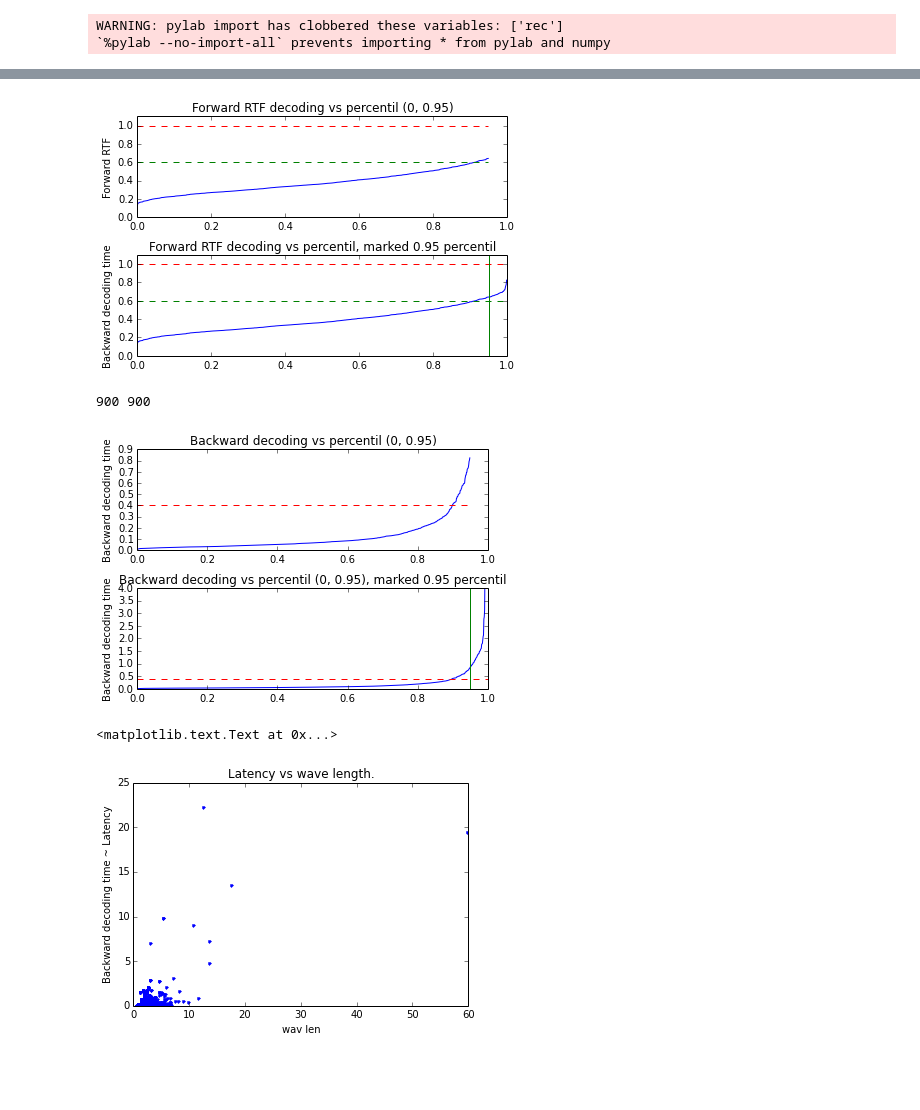
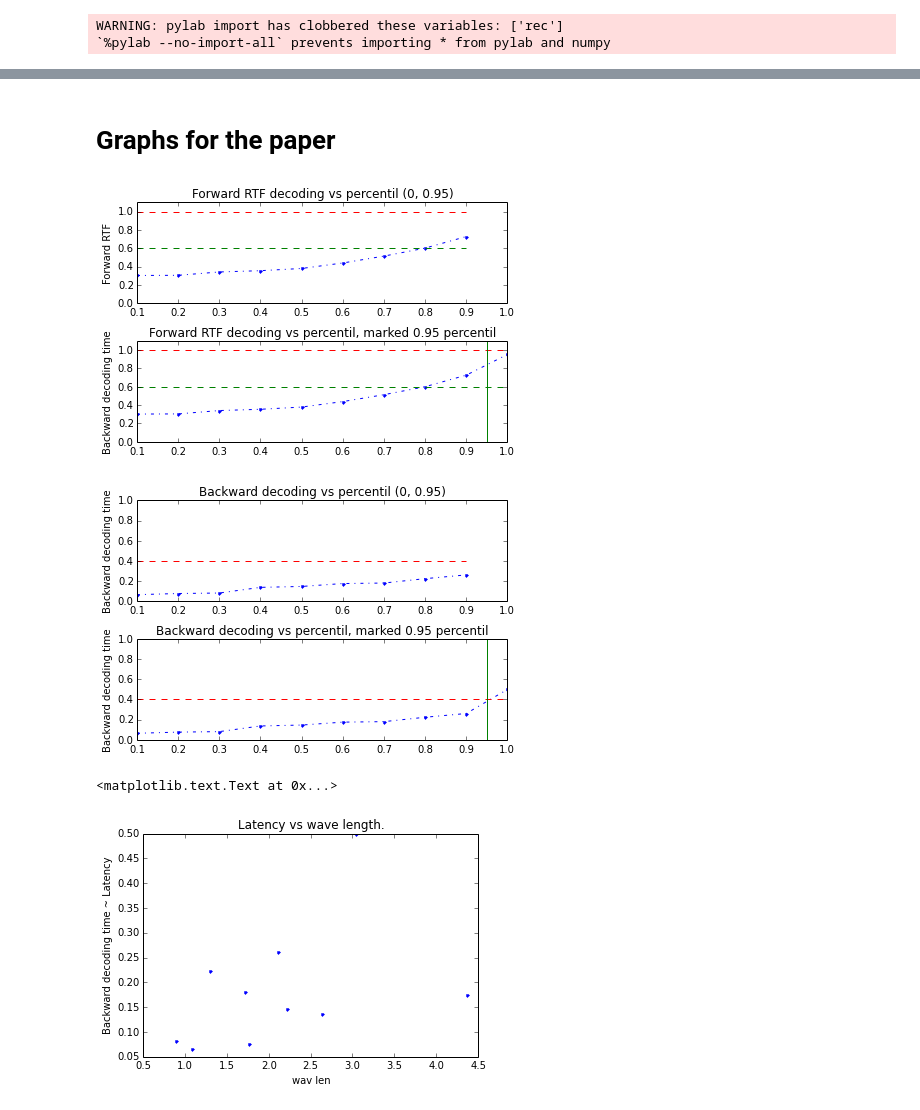
Before and after one commit to oplatek/pykaldi-eval, a Jupyter notebook: Pykaldi-evaluation.ipynb, the cells around one changed output, grey strips where cells are left out. Cells and saved outputs as stored; diff of their text form; code cells hidden in the pictures; blank space fills up the shorter version.

Commit message:
fixes graphs

```diff
--- a/Pykaldi-evaluation.ipynb
+++ b/Pykaldi-evaluation.ipynb
@@ -22,7 +25,8 @@ UserRecord = namedtuple('UserRecord',
                         ['wav_name', 'wav_len', 'beam', 'lattice_beam', 'max_active', 'forwardlen', 'backwardlen'])
 
 
-with open('./test_16_wer_collect.pickle.txt', 'r') as r:
+#with open('./test_16_wer_collect.pickle.txt', 'r') as r:
+with open('./15006_wer30_new_kaldi.pickle2attempt.log', 'r') as r:
     sys_time_r = pickle.load(r)
     user_time_r = pickle.load(r)
 
@@ -44,12 +78,15 @@ We should have used 853.200000 number of wave files
+# %% [markdown]
+Graphs for the paper
+====================
 # %%
 rtf = sorted([ rec.forwardlen / float(rec.wav_len) for rec in user_time_r if rec.beam == beam and rec.lattice_beam == lat_beam and rec.max_active == max_active])
 rtf_95 = rtf[0:int(0.95*len(rtf))]
-percents = [float(x) / len(bt) for x in range(len(rtf))]
+percents = [float(x) / len(rtf) for x in range(1,len(rtf)+1,1)]
 percents_95 = percents[0:int(0.95*len(percents))]
 
 subplot(2,1,1)
 ylim([0, 1.1])
-plot(percents_95, rtf_95)
+plot(percents_95, rtf_95, '.-.')
 title('Forward RTF decoding vs percentil (0, 0.95)')
 ylabel('Forward RTF')
 plot(percents_95, [0.6] * len(percents_95), 'g--')
@@ -57,7 +94,7 @@ plot(percents_95, [1.0] * len(percents_95), 'r--')
 
 subplot(2,1,2)
 ylim([0, 1.1])
-plot(percents, rtf)
+plot(percents, rtf, '.-.')
 title('Forward RTF decoding vs percentil, marked 0.95 percentil')
 ylabel('Backward decoding time')
 plot(percents, [0.6] * len(percents), 'g--')
@@ -65,30 +102,30 @@ plot(percents, [1.0] * len(percents), 'r--')
 axvline(0.95, color='g')
 tight_layout()
 # %% [output]
-[figure, old version]
+[figure, new version]
 # %%
 bt = sorted([ rec.backwardlen for rec in user_time_r if rec.beam == beam and rec.lattice_beam == lat_beam and rec.max_active == max_active])
-bt_95 = back_time[0:int(0.95*len(bt))]
-percents = [float(x) / len(bt) for x in range(len(bt))]
+bt_95 = bt[0:int(0.95*len(bt))]
+percents = [float(x) / len(bt) for x in range(1,len(bt)+1,1)]
 percents_95 = percents[0:int(0.95*len(percents))]
 
 subplot(2,1,1)
-plot(percents_95, bt_95)
+ylim([0, 1.0])
+plot(percents_95, bt_95,'.-.')
 title('Backward decoding vs percentil (0, 0.95)')
 ylabel('Backward decoding time')
 plot(percents_95, [0.4] * len(percents_95), 'r--')
 
 subplot(2,1,2)
-ylim([0, 4.0])
-plot(percents, bt)
+ylim([0, 1.0])
+plot(percents, bt,'.-.')
 title('Backward decoding vs percentil, marked 0.95 percentil')
 ylabel('Backward decoding time')
 plot(percents, [0.4] * len(percents), 'r--')
 axvline(0.95, color='g')
 tight_layout()
 # %% [output]
-900 900
-[figure, old version]
+[figure, new version]
 # %%
 wl_dup, bt, beam, lat_beam, max_active = [], [], beam_range[0], lat_beam_range[0], max_active_range[0]
 
@@ -106,4 +143,4 @@ ylabel('Backward decoding time ~ Latency')
 title('Latency vs wave length.')
 # %% [output]
 <matplotlib.text.Text at 0x...>
-[figure, old version]
+[figure, new version]
```
Also changed, not shown: parts of 11 cells of this notebook.
